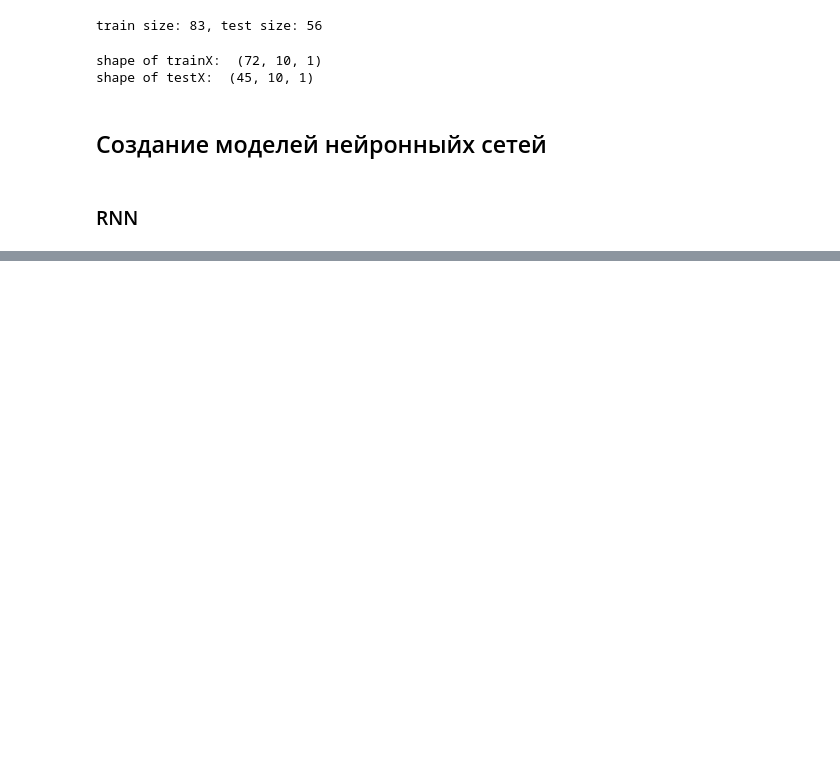
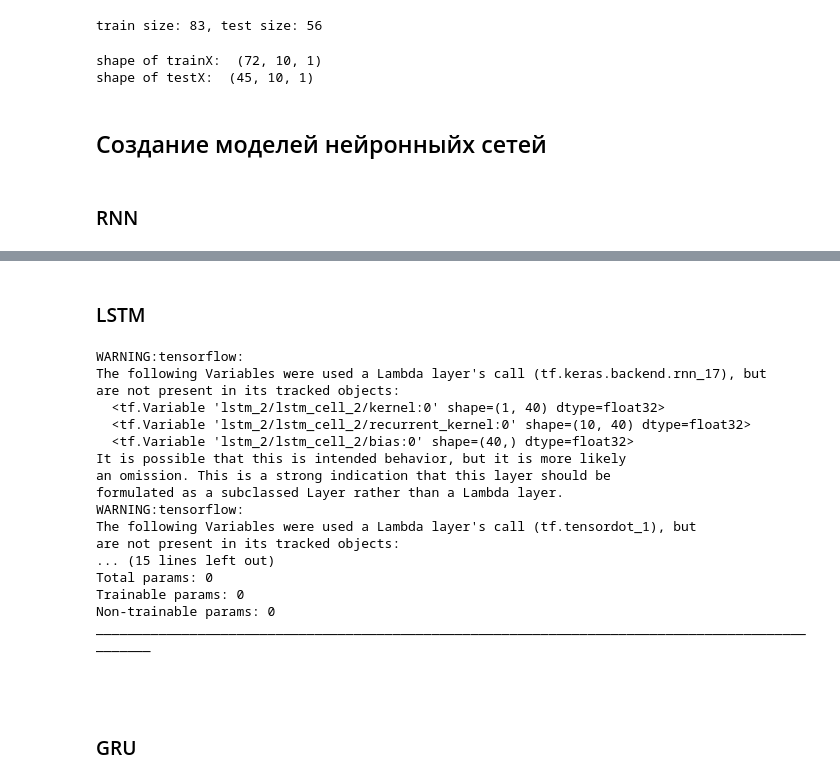
Before and after one commit to rttrif/Training_Repository_TrifonovRS, a Jupyter notebook: [GeekBrains] Introduction to Neural Networks/Урок 5. Рекуррентные нейронные сети/Урок 5. Рекуррентные нейронные сети.ipynb, the cells around one changed output, grey strips where cells are left out. Saved outputs shown, nothing was run; the diff lists cells and outputs as text; code cells hidden in the pictures; blank space fills up the shorter version.

```diff
--- a/[GeekBrains] Introduction to Neural Networks/Урок 5. Рекуррентные нейронные сети/Урок 5. Рекуррентные нейронные сети.ipynb
+++ b/[GeekBrains] Introduction to Neural Networks/Урок 5. Рекуррентные нейронные сети/Урок 5. Рекуррентные нейронные сети.ipynb
@@ -203,3 +203,49 @@ It is possible that this is intended behavior, but it is more likely
 an omission. This is a strong indication that this layer should be
 formulated as a subclassed Layer rather than a Lambda layer.
 TypeError: Cannot convert a symbolic Keras input/output to a numpy array. This error may indicate that you're trying to pass a symbolic value to a NumPy call, which is not supported. Or, you may be tr ...
+# %% [markdown]
+### LSTM
+# %%
+# Входные данные модели
+model_input = Input(shape=(trainX.shape[1], 1))
+
+# БЛОК 1: Рекурентные слои
+# Слой #1
+x = LSTM(10,activation='relu', return_sequences = True)(model_input)
+x = Dropout(0.25)(x)
+
+# БЛОК 2: Полносвязанный слой
+x = Dense(1)(x)
+
+# Создание модели
+model_2 = Model(model_input, x, name='rnn_1')
+
+# Компиляция модели
+model_2.compile(loss='mse',
+                optimizer='adam',
+                metrics=['mae'])
+
+
+model_2.summary()
+keras.utils.plot_model(model_2, "model.png")
+# %% [output]
+WARNING:tensorflow:
+The following Variables were used a Lambda layer's call (tf.keras.backend.rnn_17), but
+are not present in its tracked objects:
+  <tf.Variable 'lstm_2/lstm_cell_2/kernel:0' shape=(1, 40) dtype=float32>
+  <tf.Variable 'lstm_2/lstm_cell_2/recurrent_kernel:0' shape=(10, 40) dtype=float32>
+  <tf.Variable 'lstm_2/lstm_cell_2/bias:0' shape=(40,) dtype=float32>
+It is possible that this is intended behavior, but it is more likely
+an omission. This is a strong indication that this layer should be
+formulated as a subclassed Layer rather than a Lambda layer.
+WARNING:tensorflow:
+The following Variables were used a Lambda layer's call (tf.tensordot_1), but
+are not present in its tracked objects:
+... (15 lines left out)
+Total params: 0
+Trainable params: 0
+Non-trainable params: 0
+__________________________________________________________________________________________________
+[figure, added]
+# %% [markdown]
+### GRU
```
Also changed, not shown: parts of 2 cells of this notebook.
